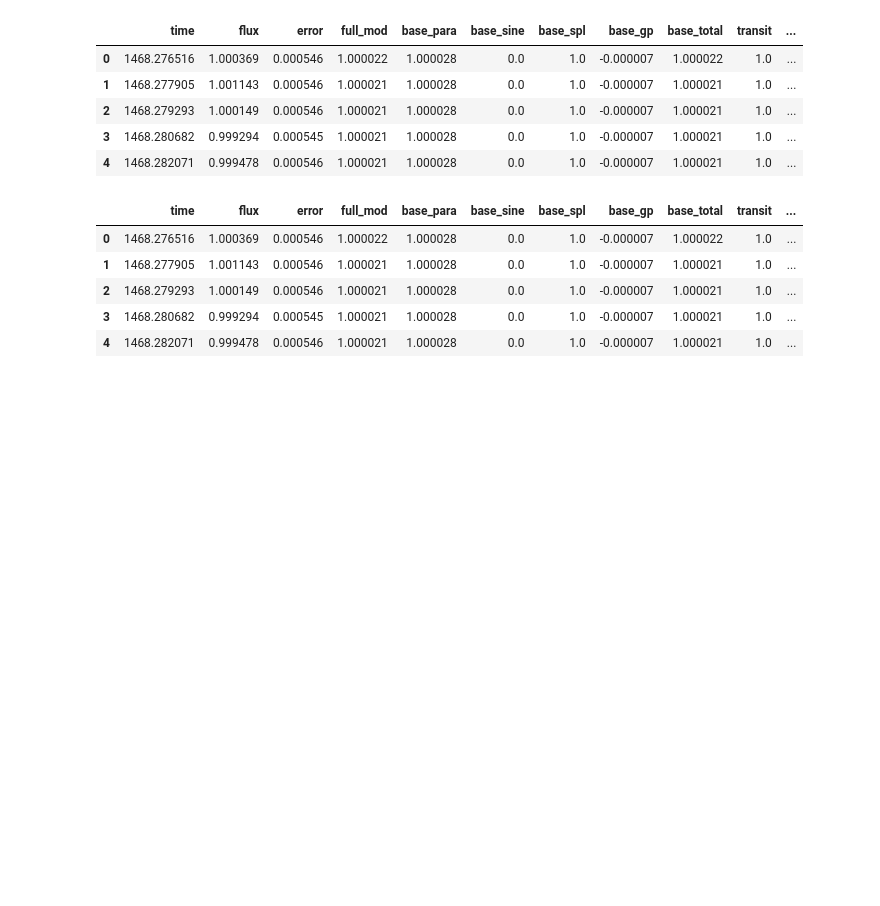
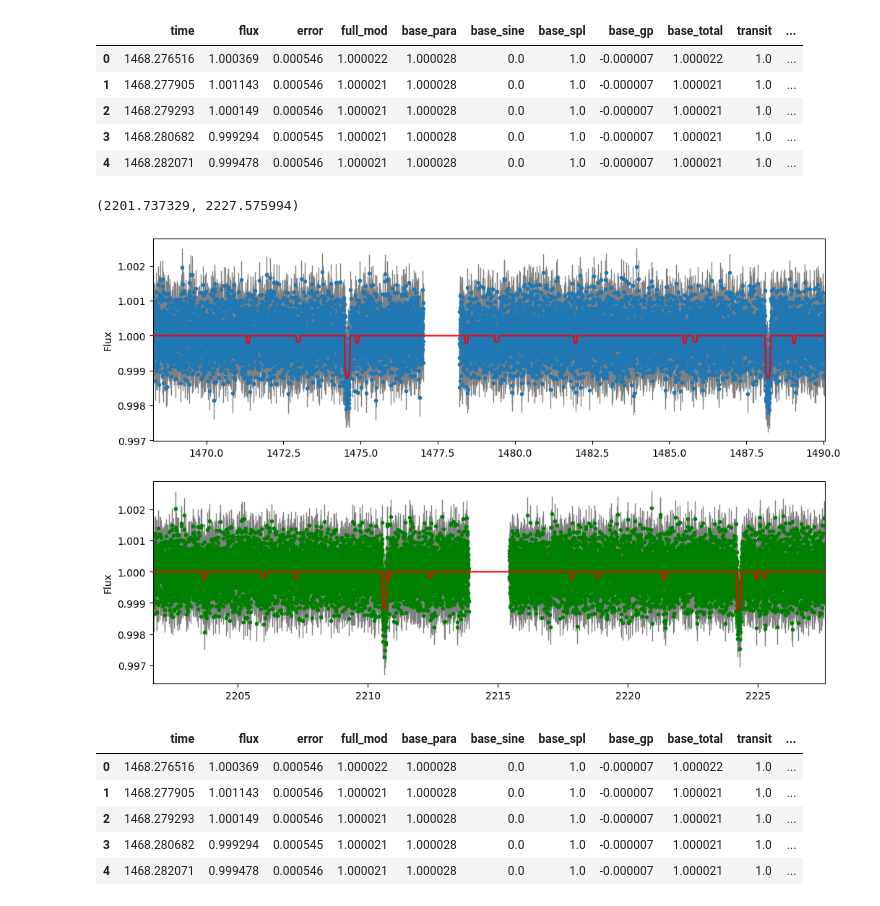
Before and after one commit to titans-ge/CONAN, a Jupyter notebook: docs/tutorial/TOI469_multiplanet_LC_RV.ipynb, the cells around one changed output. Drawn from its saved outputs; the diff is of its cells as text; code cells hidden in the pictures; blank space fills up the shorter version.

```diff
--- a/docs/tutorial/TOI469_multiplanet_LC_RV.ipynb
+++ b/docs/tutorial/TOI469_multiplanet_LC_RV.ipynb
@@ -317,6 +344,20 @@ lc1data.head()
 | 2 | 1468.279293 | 1.000149 | 0.000546 | 1.000021 | 1.000028 | 0.0 | 1.0 | -0.000007 | 1.000021 | 1.0 | ... |
 | 3 | 1468.280682 | 0.999294 | 0.000545 | 1.000021 | 1.000028 | 0.0 | 1.0 | -0.000007 | 1.000021 | 1.0 | ... |
 | 4 | 1468.282071 | 0.999478 | 0.000546 | 1.000021 | 1.000028 | 0.0 | 1.0 | -0.000007 | 1.000021 | 1.0 | ... |
+# %%
+fig, ax = plt.subplots(2,1,figsize=(12,8))
+ax[0].errorbar(lc1data["time"],lc1data["det_flux"], lc1data["error"],fmt=".", elinewidth=1, ecolor="gray")
+ax[0].plot(lc1data.time, lc1data.transit,"r", zorder=5)
+ax[0].set_ylabel("Flux");
+ax[0].set_xlim([lc1data.time[0], np.array(lc1data.time)[-1]])
+
+ax[1].errorbar(lc2data["time"],lc2data["det_flux"], lc2data["error"],c="g",fmt=".", elinewidth=1, ecolor="gray")
+ax[1].plot(lc2data.time, lc2data.transit, "r",zorder=5)
+ax[1].set_ylabel("Flux");
+ax[1].set_xlim([lc2data.time[0], np.array(lc2data.time)[-1]])
+# %% [output]
+(2201.737329, 2227.575994)
+[figure, added]
 # %%
 # join two outputs in a single dataframe (so we can plot the model across the times)
 lcdata = pd.concat([lc1data,lc2data])
```
Also changed, not shown: parts of 43 cells of this notebook, 34 other files.
